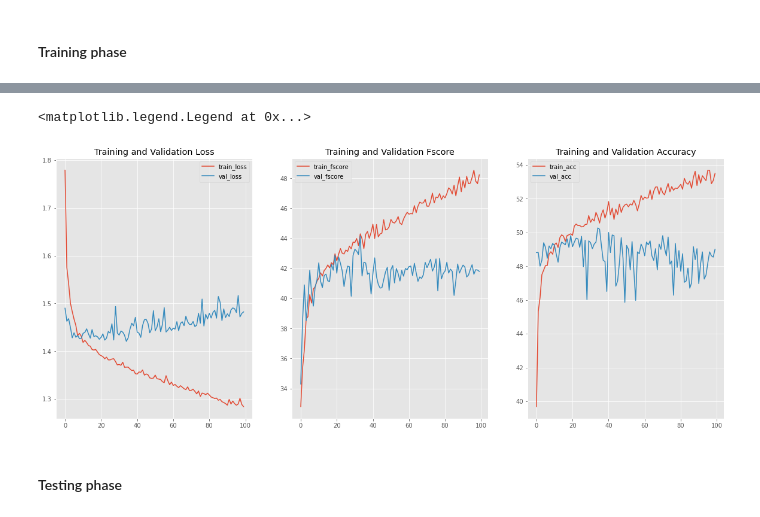
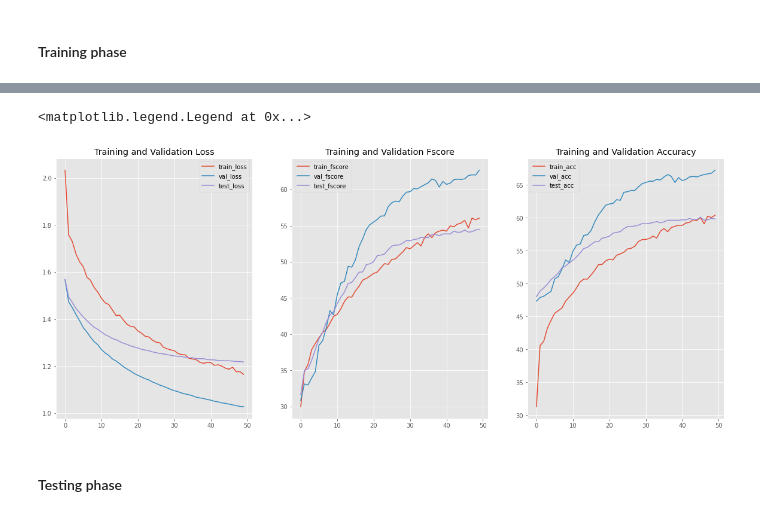
Before and after one commit to siddhantpathakk/EmotionNet, a Jupyter notebook: audio/train.ipynb, the cells around one changed output, grey strips where cells are left out. Saved outputs shown, nothing was run; the diff lists cells and outputs as text; code cells hidden in the pictures.

Commit message:
Complete fix multimodal approach

```diff
--- a/audio/train.ipynb
+++ b/audio/train.ipynb
@@ -22,3 +24,37 @@ from src.trainer import build_model, trainer
 warnings.filterwarnings("ignore")
 # %% [markdown]
 #### Prepare the arguments and data
+# %%
+import argparse
+
+def parse_opt():
+    parser = argparse.ArgumentParser()
+
+    parser.add_argument('--no-cuda', action='store_true', default=True, help='does not use CUDA')
+    parser.add_argument('--dir', type=str, default='./MELD_features/', help='dataset directory (for .pkl file)')
+    parser.add_argument('--n-classes', type=int, default=7, help='number of classes')
+    parser.add_argument('--val-split', type=float, default=0.1, help='validation split')
+    parser.add_argument('--num-workers', type=int, default=0, help='number of workers')
+
+    parser.add_argument('--loss-fn', type=str, default='masked_nll', help='loss function (masked_nll or unmaksed_weighted_nll or masked_mse)')
+    parser.add_argument('--optimizer', type=str, default='sgd', help='optimizer (adam or sgd or rmsprop)')
+
+    parser.add_argument('--lr', type=float, default=1e-4, metavar='LR', help='learning rate')
+    parser.add_argument('--l2', type=float, default=3e-4, metavar='L2', help='L2 regularization weight')
+    parser.add_argument('--dropout', type=float, default=0.2, metavar='dropout', help='dropout rate')
+    parser.add_argument('--batch-size', type=int, default=30, metavar='BS', help='batch size')
+    parser.add_argument('--epochs', type=int, default=50, metavar='E', help='number of epochs')
+
+    parser.add_argument('--class-weight', action='store_true', default=False, help='use class weights (true or false)')
+    parser.add_argument('--mu', type=float, default=0, help='class weight (mu)')
+
+    parser.add_argument('--seed', type=int, default=42, metavar='seed', help='seed')
+
+    parser.add_argument('--feature_type', type=str, default='multimodal', help='features (text or audio or multimodal)')
+    parser.add_argument('--attention', type=str, default='simple', help='attention type (simple or general or general2 or concat or dot)')
+
+    parser.add_argument('--verbose', action='store_true', default=True, help='verbose (true or false)')
+
+    args = parser.parse_args("")
+
+    return args
@@ -118,32 +181,33 @@ best_loss = metrics['best']['best_loss']
 best_acc = metrics['best']['best_acc']
 # %%
 # plot the training and validation loss and accuracy
-import matplotlib.pyplot as plt
-
 plt.style.use("ggplot")
 
 fig = plt.figure(figsize=(20, 8))
 
 plt.subplot(1, 3, 1)
 plt.plot(train_losses, label='train_loss')
-plt.plot(test_losses, label='val_loss')
+plt.plot(val_losses, label='val_loss')
+plt.plot(test_losses, label='test_loss')
 plt.title('Training and Validation Loss')
 plt.legend()
 
 plt.subplot(1, 3, 2)
 plt.plot(train_fscores, label='train_fscore')
-plt.plot(test_fscores, label='val_fscore')
+plt.plot(val_fscores, label='val_fscore')
+plt.plot(test_fscores, label='test_fscore')
 plt.title('Training and Validation Fscore')
 plt.legend()
 
 plt.subplot(1, 3, 3)
 plt.plot(train_accs, label='train_acc')
-plt.plot(test_accs, label='val_acc')
+plt.plot(val_accs, label='val_acc')
+plt.plot(test_accs, label='test_acc')
 plt.title('Training and Validation Accuracy')
 plt.legend()
 # %% [output]
 <matplotlib.legend.Legend at 0x...>
-[figure, old version]
+[figure, new version]
 # %% [markdown]
 #### Testing phase
 # %%
```
Also changed, not shown: parts of 23 cells of this notebook, 12 other files.
